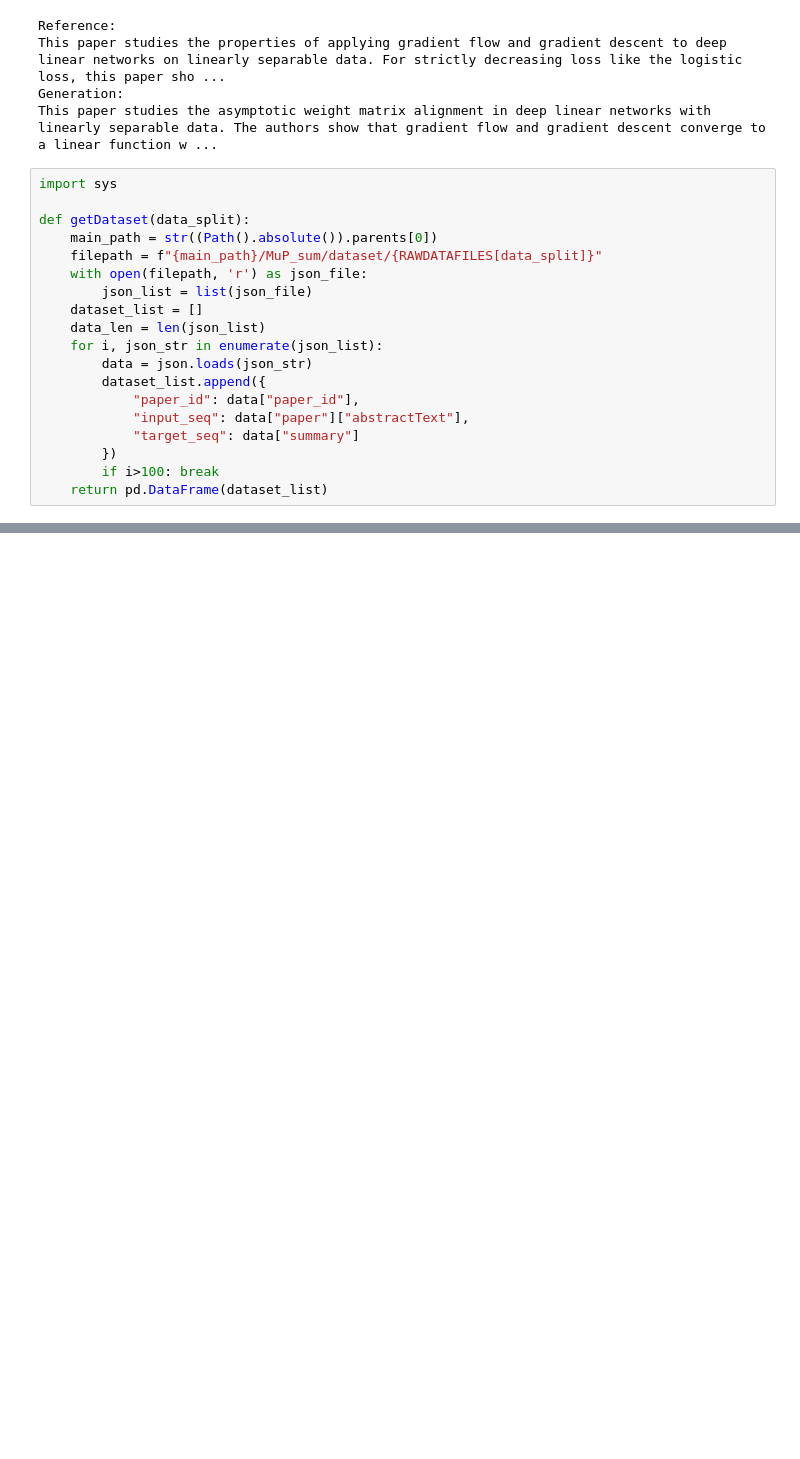
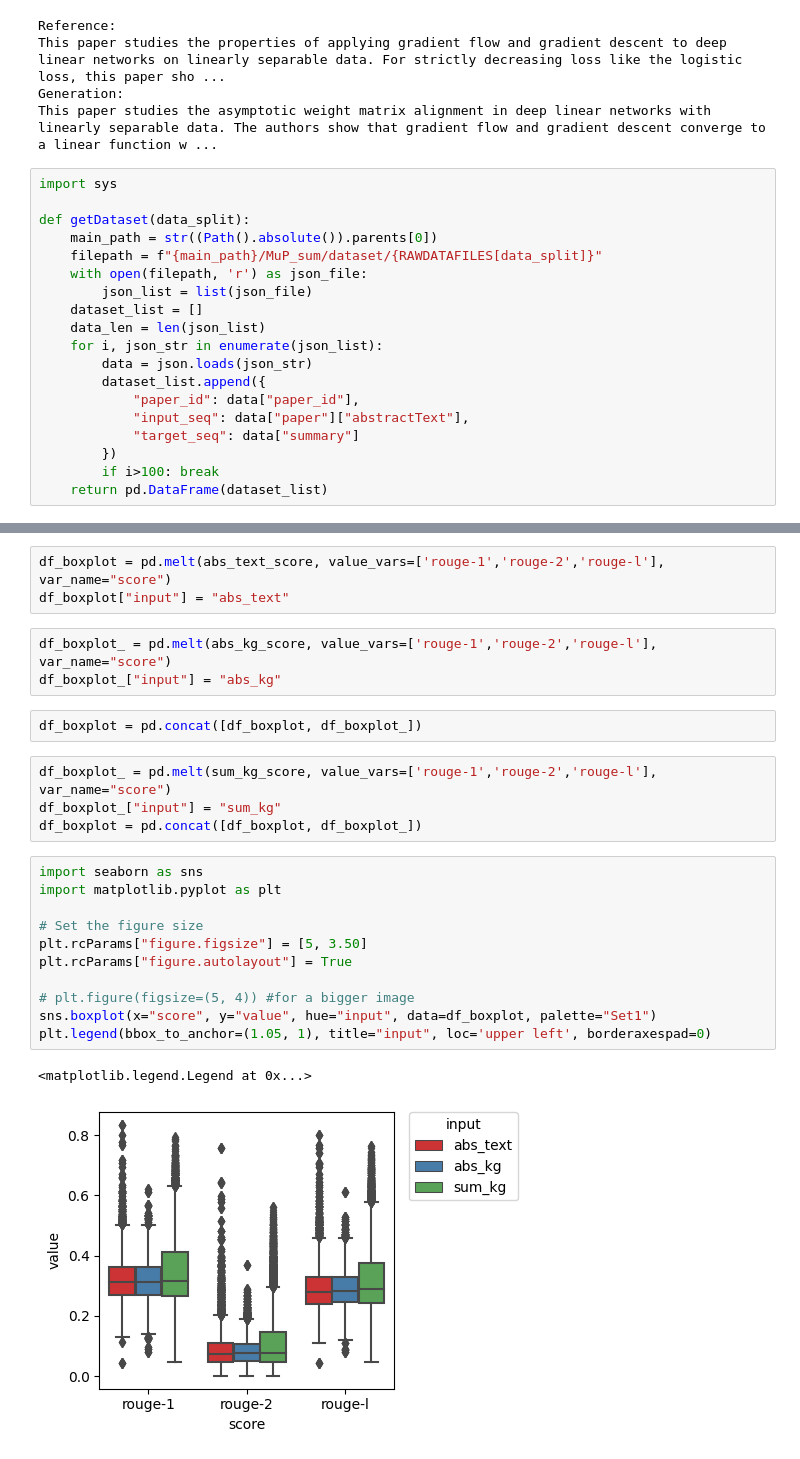
Before and after one commit to Thetang-145/My_Thesis_Playground, a Jupyter notebook: MyCode/Evaluation.ipynb, the cells around one changed output, grey strips where cells are left out. Saved outputs shown, nothing was run; the diff lists cells and outputs as text; blank space fills up the shorter version.

```diff
--- a/MyCode/Evaluation.ipynb
+++ b/MyCode/Evaluation.ipynb
@@ -261,0 +472,26 @@ info.used/1e9
+# %%
+df_boxplot = pd.melt(abs_text_score, value_vars=['rouge-1','rouge-2','rouge-l'], var_name="score")
+df_boxplot["input"] = "abs_text"
+# %%
+df_boxplot_ = pd.melt(abs_kg_score, value_vars=['rouge-1','rouge-2','rouge-l'], var_name="score")
+df_boxplot_["input"] = "abs_kg"
+# %%
+df_boxplot = pd.concat([df_boxplot, df_boxplot_])
+# %%
+df_boxplot_ = pd.melt(sum_kg_score, value_vars=['rouge-1','rouge-2','rouge-l'], var_name="score")
+df_boxplot_["input"] = "sum_kg"
+df_boxplot = pd.concat([df_boxplot, df_boxplot_])
+# %%
+import seaborn as sns
+import matplotlib.pyplot as plt
+
+# Set the figure size
+plt.rcParams["figure.figsize"] = [5, 3.50]
+plt.rcParams["figure.autolayout"] = True
+
+# plt.figure(figsize=(5, 4)) #for a bigger image
+sns.boxplot(x="score", y="value", hue="input", data=df_boxplot, palette="Set1")
+plt.legend(bbox_to_anchor=(1.05, 1), title="input", loc='upper left', borderaxespad=0)
+# %% [output]
+<matplotlib.legend.Legend at 0x...>
+[figure, added]
```
Also changed, not shown: parts of 33 cells of this notebook, 9 other files.
